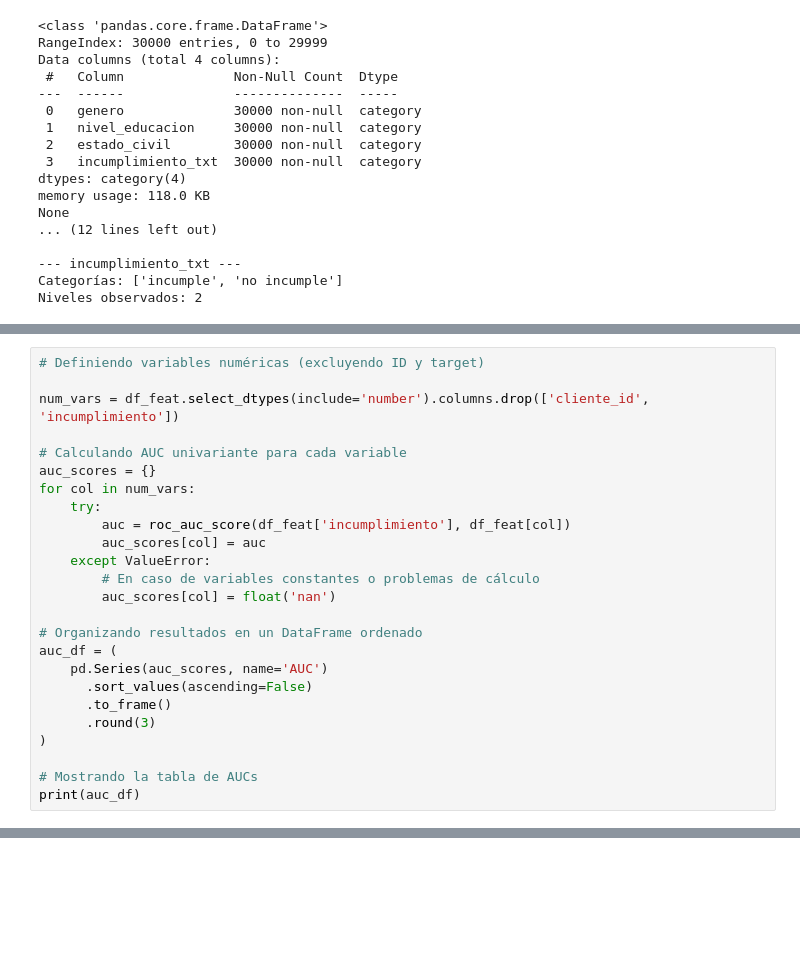
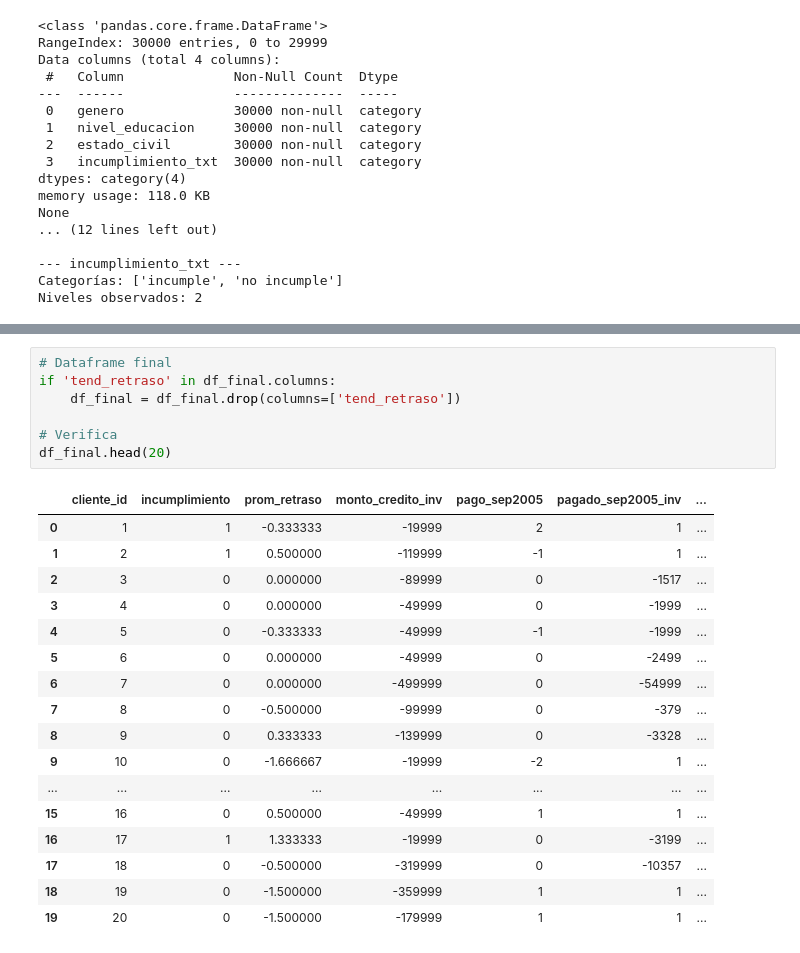
Before and after one commit to sgurdian/ml_default_credit_card_clients, a Jupyter notebook: notebooks/ml_project_DCCC.ipynb, the cells around one changed output, grey strips where cells are left out. Saved outputs shown, nothing was run; the diff lists cells and outputs as text; blank space fills up the shorter version.

```diff
--- a/notebooks/ml_project_DCCC.ipynb
+++ b/notebooks/ml_project_DCCC.ipynb
@@ -1252,25 +1168,0 @@ plt.show()
-# %%
-# Definiendo variables numéricas (excluyendo ID y target)
-
-num_vars = df_feat.select_dtypes(include='number').columns.drop(['cliente_id', 'incumplimiento'])
-
-# Calculando AUC univariante para cada variable
-auc_scores = {}
-for col in num_vars:
-    try:
-        auc = roc_auc_score(df_feat['incumplimiento'], df_feat[col])
-        auc_scores[col] = auc
-    except ValueError:
-        # En caso de variables constantes o problemas de cálculo
-        auc_scores[col] = float('nan')
-
-# Organizando resultados en un DataFrame ordenado
-auc_df = (
-    pd.Series(auc_scores, name='AUC')
-      .sort_values(ascending=False)
-      .to_frame()
-      .round(3)
-)
-
-# Mostrando la tabla de AUCs
-print(auc_df)
@@ -1288,0 +1408,25 @@ age_band_31_40                   0.483
+# %%
+# Dataframe final
+if 'tend_retraso' in df_final.columns:
+    df_final = df_final.drop(columns=['tend_retraso'])
+
+# Verifica
+df_final.head(20)
+# %% [output]
+|  | cliente_id | incumplimiento | prom_retraso | monto_credito_inv | pago_sep2005 | pagado_sep2005_inv | ... |
+| 0 | 1 | 1 | -0.333333 | -19999 | 2 | 1 | ... |
+| 1 | 2 | 1 | 0.500000 | -119999 | -1 | 1 | ... |
+| 2 | 3 | 0 | 0.000000 | -89999 | 0 | -1517 | ... |
+| 3 | 4 | 0 | 0.000000 | -49999 | 0 | -1999 | ... |
+| 4 | 5 | 0 | -0.333333 | -49999 | -1 | -1999 | ... |
+| 5 | 6 | 0 | 0.000000 | -49999 | 0 | -2499 | ... |
+| 6 | 7 | 0 | 0.000000 | -499999 | 0 | -54999 | ... |
+| 7 | 8 | 0 | -0.500000 | -99999 | 0 | -379 | ... |
+| 8 | 9 | 0 | 0.333333 | -139999 | 0 | -3328 | ... |
+| 9 | 10 | 0 | -1.666667 | -19999 | -2 | 1 | ... |
+| ... | ... | ... | ... | ... | ... | ... | ... |
+| 15 | 16 | 0 | 0.500000 | -49999 | 1 | 1 | ... |
+| 16 | 17 | 1 | 1.333333 | -19999 | 0 | -3199 | ... |
+| 17 | 18 | 0 | -0.500000 | -319999 | 0 | -10357 | ... |
+| 18 | 19 | 0 | -1.500000 | -359999 | 1 | 1 | ... |
+| 19 | 20 | 0 | -1.500000 | -179999 | 1 | 1 | ... |
```
Also changed, not shown: parts of 14 cells of this notebook, 1 other file.
